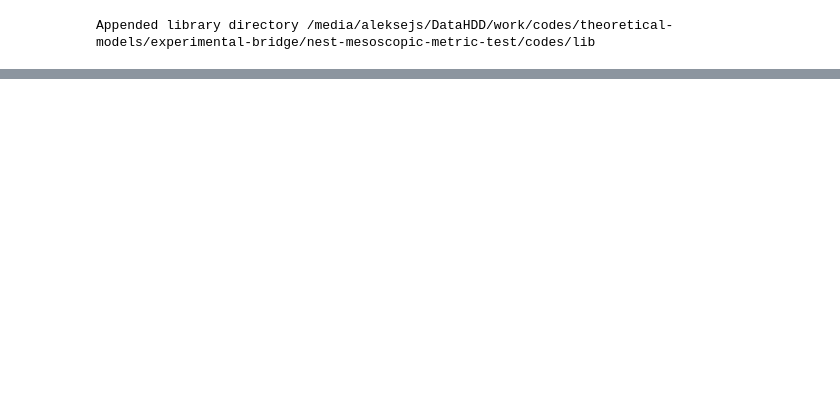
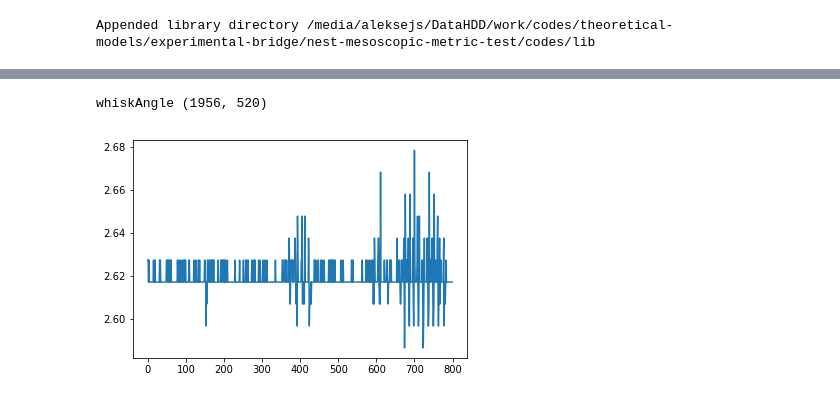
Before and after one commit to aleksejs-fomins/nest-mesoscopic-metric-test, a Jupyter notebook: codes/analysis_real/behaviour-analysis-template.ipynb, the cells around one changed output, grey strips where cells are left out. Saved outputs shown, nothing was run; the diff lists cells and outputs as text; code cells hidden in the pictures; blank space fills up the shorter version.

```diff
--- a/codes/analysis_real/behaviour-analysis-template.ipynb
+++ b/codes/analysis_real/behaviour-analysis-template.ipynb
@@ -34,0 +38,16 @@ aaa = matstruct2dict(f['licks'][0])['lick_vector'][0]
+# %%
+for k,v in f.items():
+    if isinstance(v, float) or isinstance(v, int):
+        print(k, v)
+    else:
+        print(k, v.shape)
+
+# print([(k, v.shape) for k,v in f.items()])
+# %% [output]
+whiskAngle (1956, 520)
+# %%
+plt.figure()
+plt.plot(f['licks_go'][:800, 0])
+plt.show()
+# %% [output]
+[figure, added]
```
Also changed, not shown: parts of 18 cells of this notebook, 1 other file.
